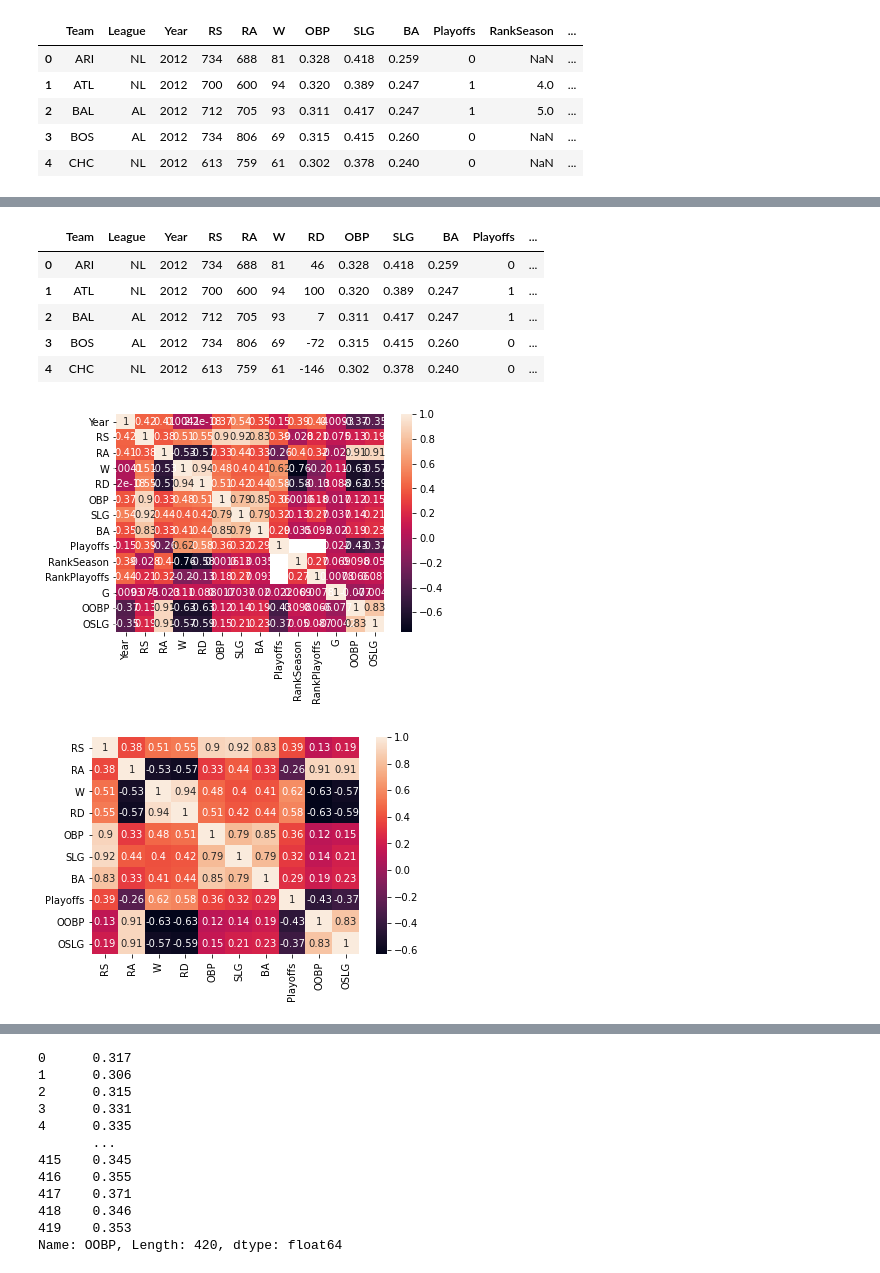
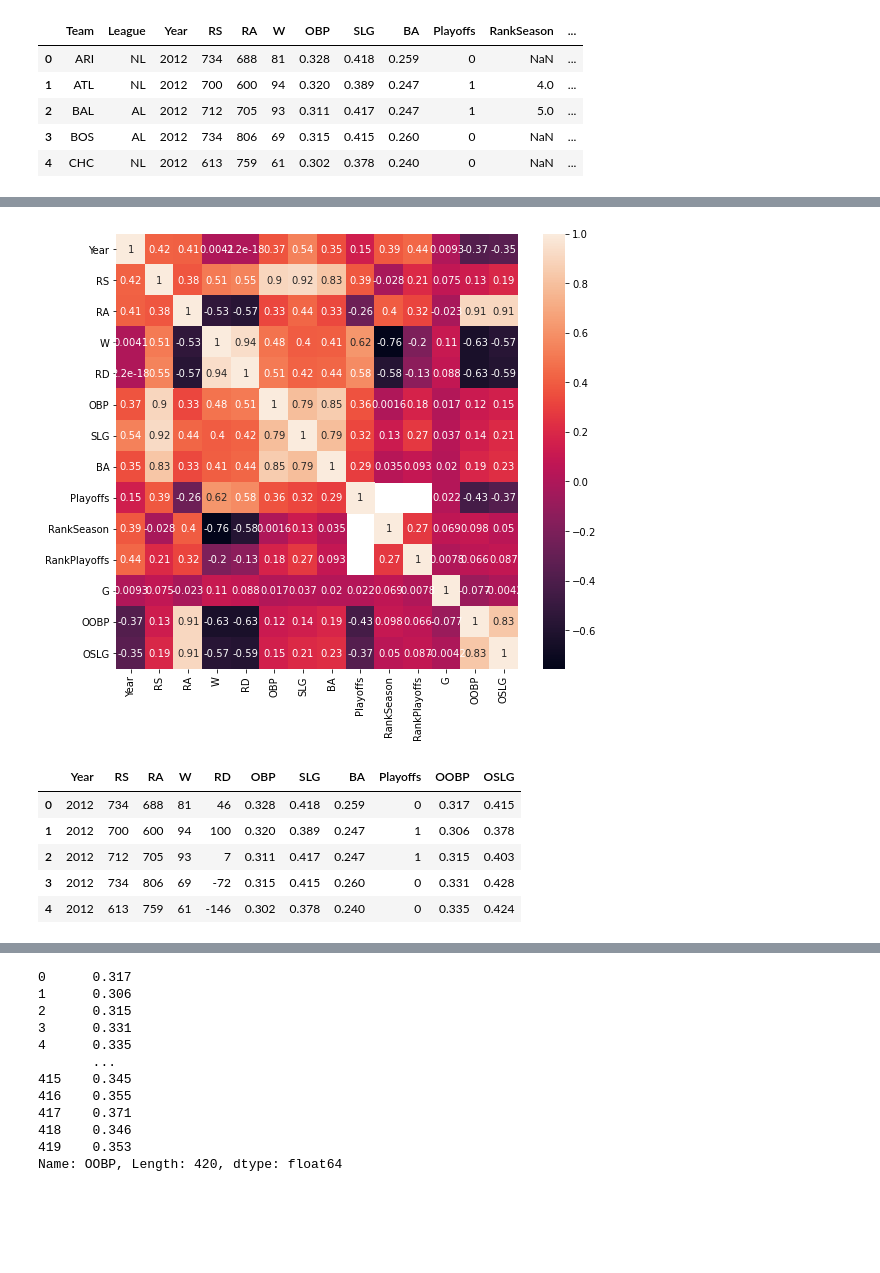
Before and after one commit to abernardin13/TheWinningFormula, a Jupyter notebook: Baseball.ipynb, the cells around one changed output, grey strips where cells are left out. Drawn from its saved outputs; the diff is of its cells as text; code cells hidden in the pictures; blank space fills up the shorter version.

```diff
--- a/Baseball.ipynb
+++ b/Baseball.ipynb
@@ -34,30 +60,23 @@ dtype: object
 #Add Run Differential (RD) variable
 new_col = baseball['RS'] - baseball['RA']
 baseball.insert(6, 'RD', new_col)
-# %%
-baseball.head()
-# %% [output]
-|  | Team | League | Year | RS | RA | W | RD | OBP | SLG | BA | Playoffs | ... |
-| 0 | ARI | NL | 2012 | 734 | 688 | 81 | 46 | 0.328 | 0.418 | 0.259 | 0 | ... |
-| 1 | ATL | NL | 2012 | 700 | 600 | 94 | 100 | 0.320 | 0.389 | 0.247 | 1 | ... |
-| 2 | BAL | AL | 2012 | 712 | 705 | 93 | 7 | 0.311 | 0.417 | 0.247 | 1 | ... |
-| 3 | BOS | AL | 2012 | 734 | 806 | 69 | -72 | 0.315 | 0.415 | 0.260 | 0 | ... |
-| 4 | CHC | NL | 2012 | 613 | 759 | 61 | -146 | 0.302 | 0.378 | 0.240 | 0 | ... |
 # %%
 import seaborn as sn
 import matplotlib.pyplot as plt
 corr_matrix = baseball.corr()
+plt.figure(figsize = (9, 8))
 sn.heatmap(corr_matrix, annot = True)
 plt.show()
 # %% [output]
-[figure, old version]
+[figure, new version]
 # %%
 #Drop unneccessary variables
-baseball_1 = baseball.drop(['Team', 'League', 'Year', 'RankSeason', 'RankPlayoffs', 'G'], axis = 1)
+baseball_1 = baseball.drop(['Team', 'League', 'RankSeason', 'RankPlayoffs', 'G'], axis = 1)
 baseball_1.head()
-
-baseball_1_matrix = baseball_1.corr()
-sn.heatmap(baseball_1_matrix, annot = True)
-plt.show()
 # %% [output]
-[figure, removed]
+|  | Year | RS | RA | W | RD | OBP | SLG | BA | Playoffs | OOBP | OSLG |
+| 0 | 2012 | 734 | 688 | 81 | 46 | 0.328 | 0.418 | 0.259 | 0 | 0.317 | 0.415 |
+| 1 | 2012 | 700 | 600 | 94 | 100 | 0.320 | 0.389 | 0.247 | 1 | 0.306 | 0.378 |
+| 2 | 2012 | 712 | 705 | 93 | 7 | 0.311 | 0.417 | 0.247 | 1 | 0.315 | 0.403 |
+| 3 | 2012 | 734 | 806 | 69 | -72 | 0.315 | 0.415 | 0.260 | 0 | 0.331 | 0.428 |
+| 4 | 2012 | 613 | 759 | 61 | -146 | 0.302 | 0.378 | 0.240 | 0 | 0.335 | 0.424 |
```
Also changed, not shown: parts of 53 cells of this notebook, 7 other files.
